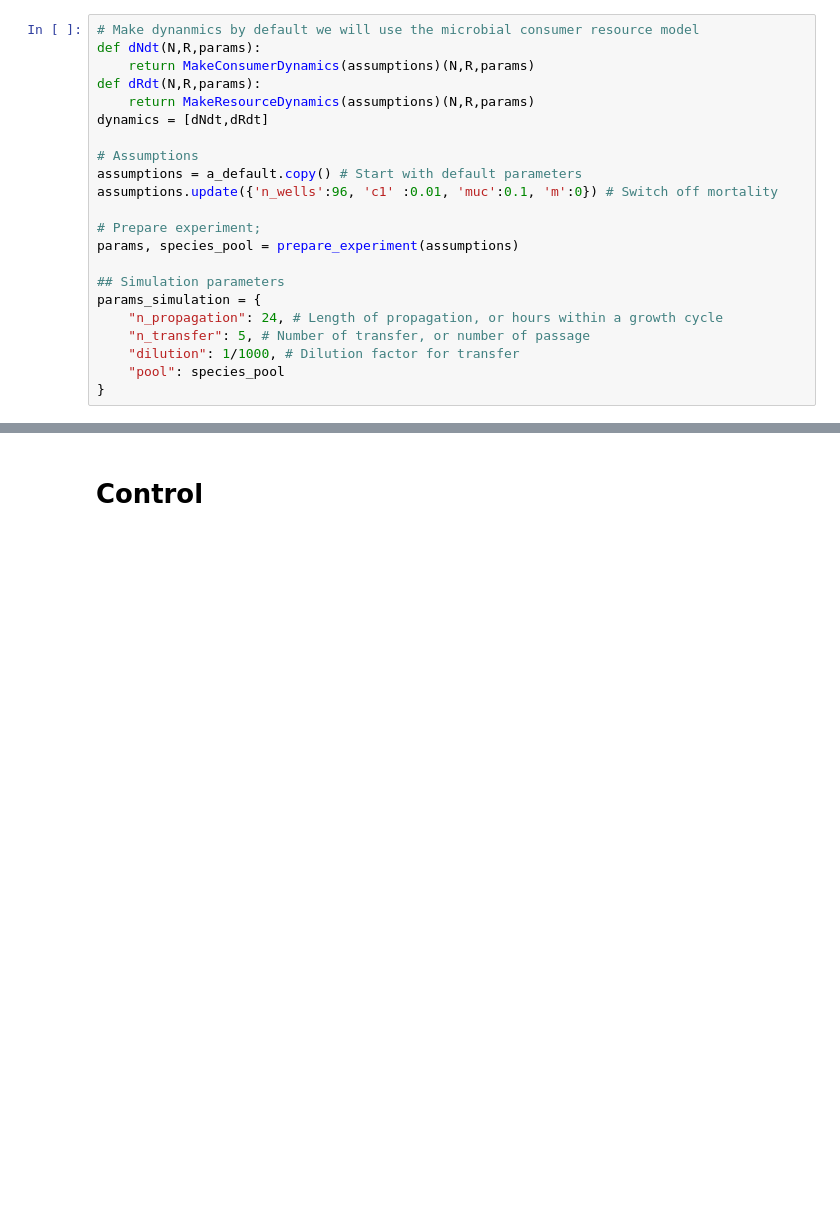
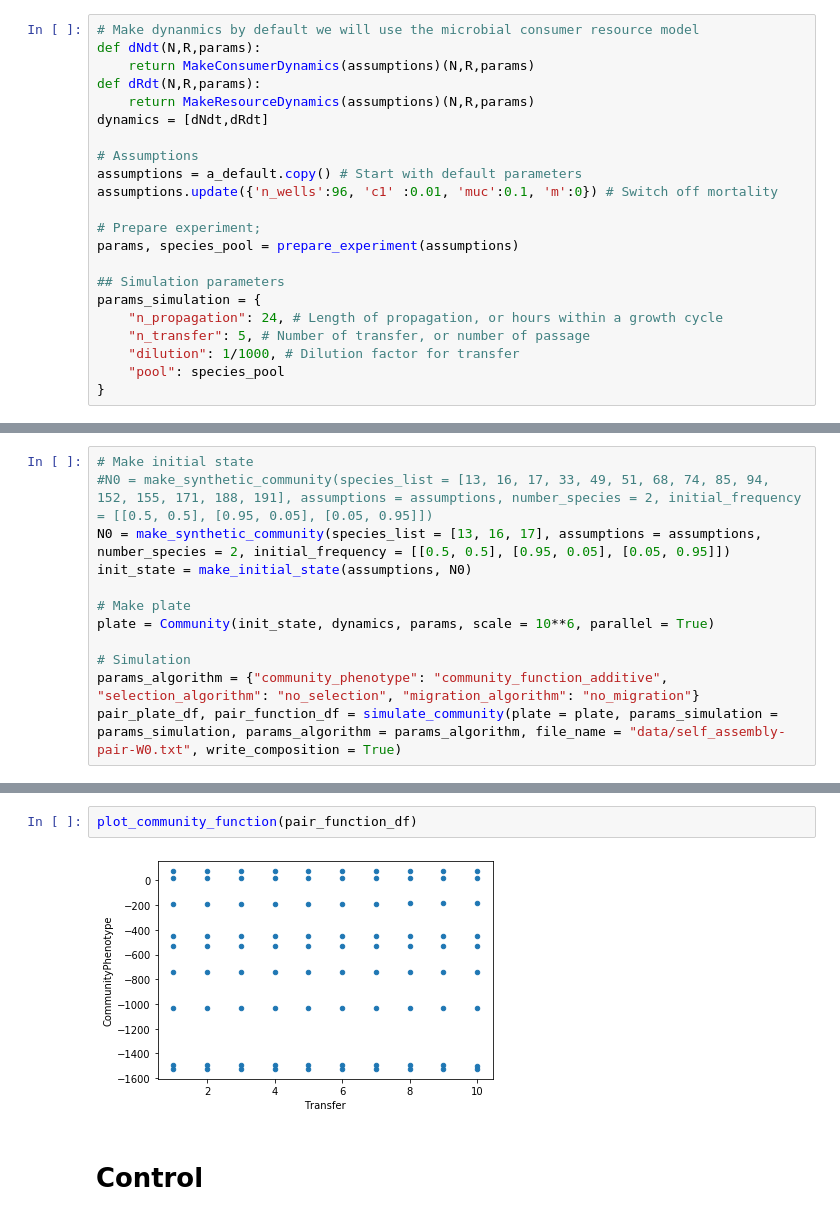
Before and after one commit to Chang-Yu-Chang/ecoprospector, a Jupyter notebook: community_selection.ipynb, the cells around one changed output, grey strips where cells are left out. Cells and saved outputs as stored; diff of their text form; blank space fills up the shorter version.

```diff
--- a/community_selection.ipynb
+++ b/community_selection.ipynb
@@ -76,0 +82,12 @@ params_simulation = {
+# %%
+# Make initial state
+#N0 = make_synthetic_community(species_list = [13, 16, 17, 33, 49, 51, 68, 74, 85, 94, 152, 155, 171, 188, 191], assumptions = assumptions, number_species = 2, initial_frequency = [[0.5, 0.5], [0.95, 0.05], [0.05, 0.95]])
+N0 = make_synthetic_community(species_list = [13, 16, 17], assumptions = assumptions, number_species = 2, initial_frequency = [[0.5, 0.5], [0.95, 0.05], [0.05, 0.95]])
+init_state = make_initial_state(assumptions, N0)
+
+# Make plate
+plate = Community(init_state, dynamics, params, scale = 10**6, parallel = True)
+
+# Simulation
+params_algorithm = {"community_phenotype": "community_function_additive", "selection_algorithm": "no_selection", "migration_algorithm": "no_migration"}
+pair_plate_df, pair_function_df = simulate_community(plate = plate, params_simulation = params_simulation, params_algorithm = params_algorithm, file_name = "data/self_assembly-pair-W0.txt", write_composition = True)
@@ -77,3 +105,7 @@ params_simulation = {
+# %%
+plot_community_function(pair_function_df)
+# %% [output]
+[figure, added]
 # %% [markdown]
 # Control
 # %%
```
Also changed, not shown: parts of 7 cells of this notebook, 2 other files.
